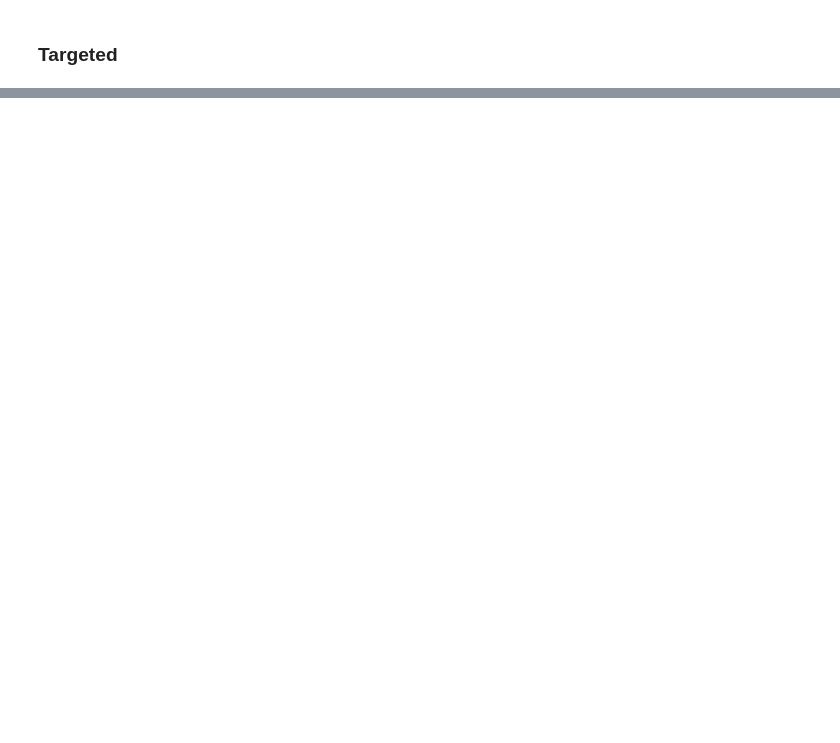
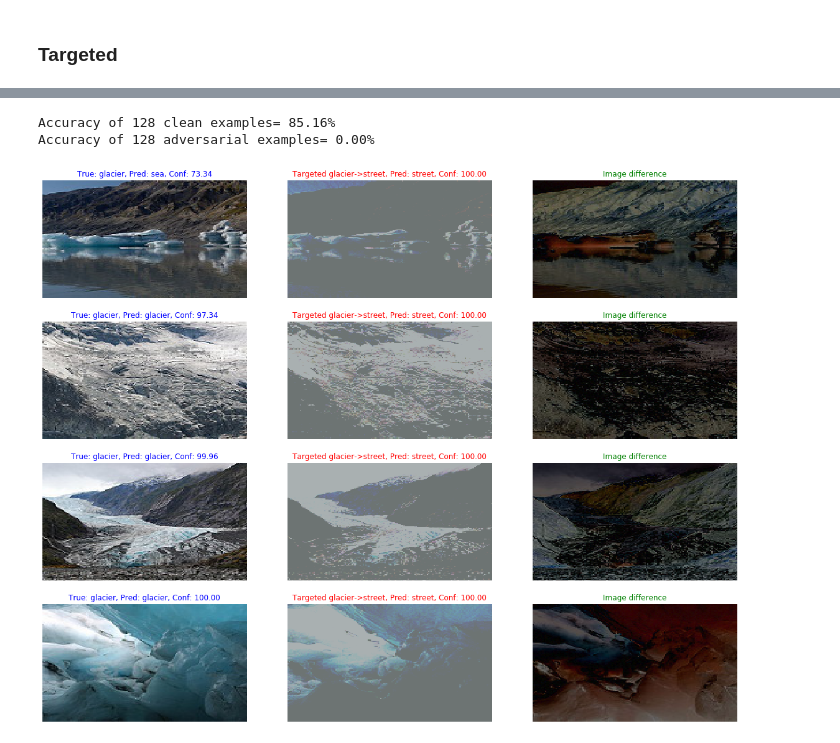
Before and after one commit to sudarshan85/adversarial_demo, a Jupyter notebook: natural_scene.ipynb, the cells around one changed output, grey strips where cells are left out. Cells and saved outputs as stored; diff of their text form; code cells hidden in the pictures; blank space fills up the shorter version.

Commit message:
Natural scences

```diff
--- a/natural_scene.ipynb
+++ b/natural_scene.ipynb
@@ -37,7 +40,7 @@ from advertorch.attacks import LinfPGDAttack
 # %%
 img_size=(150,150)
 data_stats = dict(mean=T([0.4302, 0.4575, 0.4539]), std=T([0.2361, 0.2347, 0.2433]))
-data_path = Path('./data')
+data_path = Path('./data/natural_scence')
 # %% [markdown]
 ## Functions
 # %%
@@ -229,7 +232,7 @@ if arch == 'vgg16': layer_name = 'model.classifier'
 elif arch in ['resnet34', 'resnet50']: layer_name = 'model.fc'
 # %%
 lrscheduler = LRScheduler(policy='StepLR', step_size=7, gamma=0.1)
-chkpt = Checkpoint(dirname=Path(f'./workdir/{arch}'), monitor='valid_acc_best')
+chkpt = Checkpoint(dirname=Path(f'./workdir/natural_scence/{arch}'), monitor='valid_acc_best')
 freezer = Freezer(lambda x: not x.startswith(layer_name))
 unfreezer = Unfreezer(lambda x: not x.startswith(layer_name))
 
@@ -361,5 +372,5 @@ test_ds.classes
 # %%
-source,target = 'forest','street'
+source,target = 'glacier','street'
 source_idxs = [i for i in range(len(test_ds.targets)) if test_ds.targets[i] == test_ds.class_to_idx[source]]
 test_ds.samples = [test_ds.samples[idx] for idx in source_idxs]
 test_ds.targets = [test_ds.targets[idx] for idx in source_idxs]
@@ -382,26 +393,31 @@ y_t_prob = sigmoid(y_t_prob)
 # %%
 print(f"Accuracy of {bs} clean examples= {accuracy_score(y_true, y_pred)*100:0.2f}%")
 print(f"Accuracy of {bs} adversarial examples= {accuracy_score(y_true, y_t_pred)*100:0.2f}%")
+# %% [output]
+Accuracy of 128 clean examples= 85.16%
+Accuracy of 128 adversarial examples= 0.00%
 # %%
 imgs,imgs_adv = for_disp(x_clean),for_disp(x_t_adv)
 imgs_diff = np.abs(imgs-imgs_adv)
 # %%
 samples = min(5, len(imgs))
 idxs = np.random.choice(len(imgs), (samples), replace=False)
 
-fig,axs = plt.subplots(nrows=4, ncols=3, figsize=(20, 15))
+fig,axs = plt.subplots(nrows=4, ncols=3, figsize=(20, 16))
 for i, ax in enumerate(axs[None:]):
   ax[0].imshow(imgs[idxs[i]])
-  ax[0].set_title(f"Clean Example\nPrediction: {train_ds.classes[y_pred[idxs[i]]]}", color='r')
+  ax[0].set_title(f"True: {train_ds.classes[y_true[idxs[i]]]}, Pred: {train_ds.classes[y_pred[idxs[i]]]}, Conf: {np.max(y_prob[idxs[i]])*100:0.2f}", color='b')
   ax[0].axis('off')
   ax[0].axis('tight')
 
   ax[1].imshow(imgs_adv[idxs[i]])
-  ax[1].set_title(f"Targeted Aversarial {source}-->{target}\nPrediction: {train_ds.classes[y_t_pred[idxs[i]]]}", color='r')
+  ax[1].set_title(f"Targeted {source}->{target}, Pred: {train_ds.classes[y_t_pred[idxs[i]]]}, Conf: {np.max(y_t_prob[idxs[i]])*100:0.2f}", color='r')
   ax[1].axis('off')
   ax[1].axis('tight')
 
   ax[2].imshow(imgs_diff[idxs[i]])
-  ax[2].set_title("Image difference")
+  ax[2].set_title("Image difference", color='g')
   ax[2].axis('off')
   ax[2].axis('tight')
+# %% [output]
+[figure, added]
```
Also changed, not shown: parts of 11 cells of this notebook.
